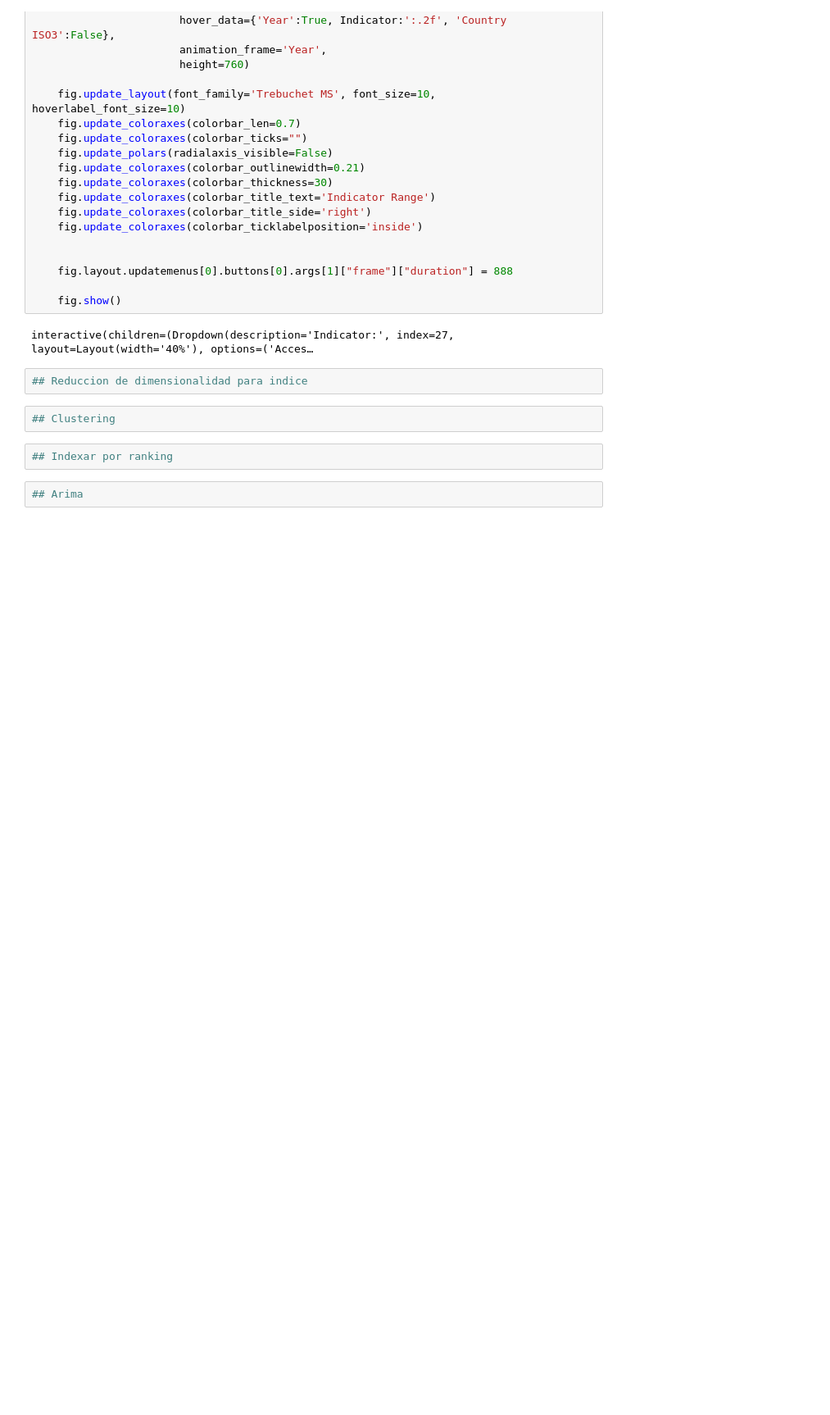
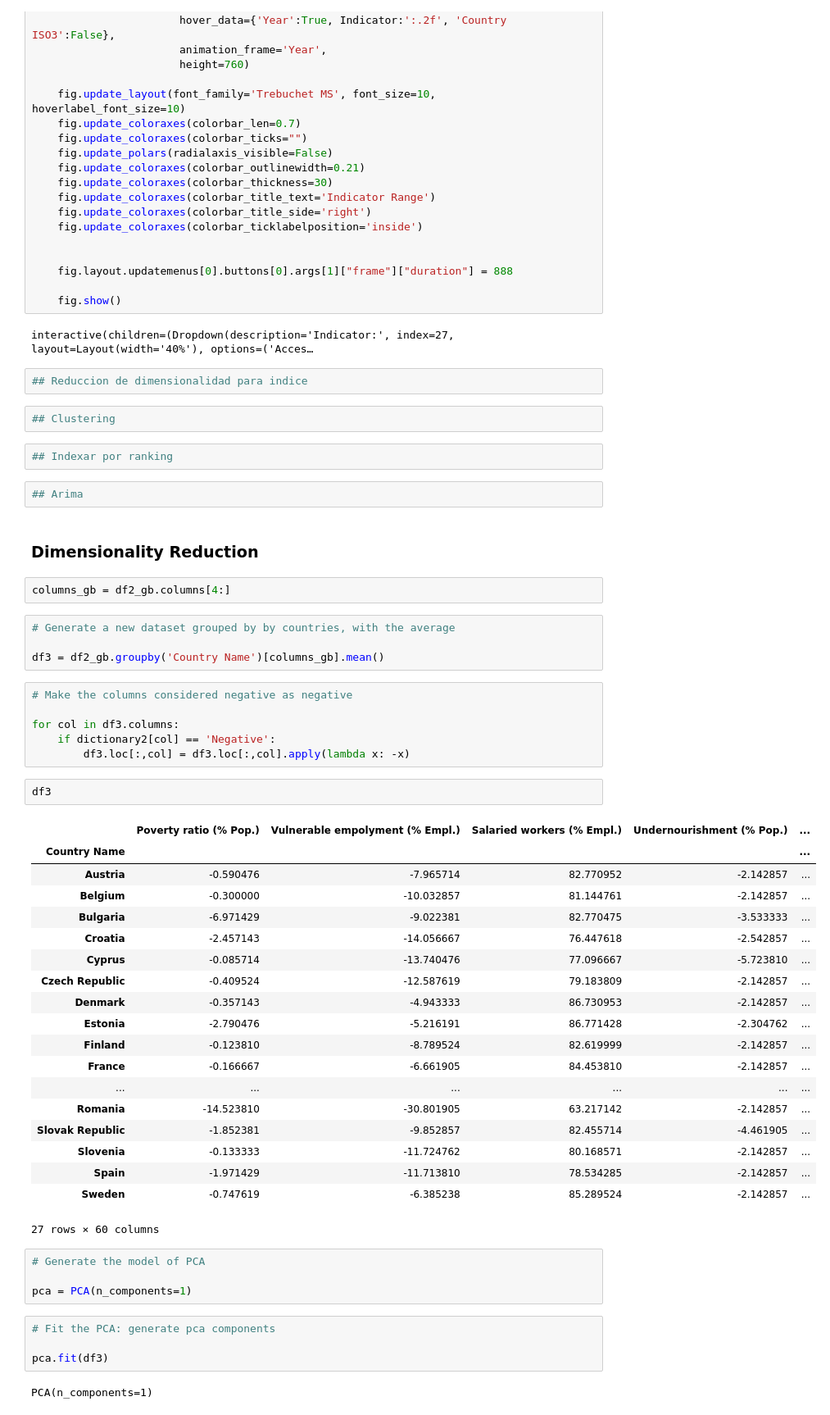
Before and after one commit to carazaagu/HumanitarianData-EU, a Jupyter notebook: Project.ipynb, the cells around one changed output. Shown: that part at 82% size. Drawn from its saved outputs; the diff is of its cells as text; blank space fills up the shorter version.

```diff
--- a/Project.ipynb
+++ b/Project.ipynb
@@ -1460,3 +1460,49 @@ interactive(children=(Dropdown(description='Indicator:', index=27, layout=Layout
 ## Indexar por ranking
 # %%
 ## Arima
+# %% [markdown]
+### Dimensionality Reduction
+# %%
+columns_gb = df2_gb.columns[4:]
+# %%
+# Generate a new dataset grouped by by countries, with the average
+
+df3 = df2_gb.groupby('Country Name')[columns_gb].mean()
+# %%
+# Make the columns considered negative as negative
+
+for col in df3.columns:
+    if dictionary2[col] == 'Negative':
+        df3.loc[:,col] = df3.loc[:,col].apply(lambda x: -x)
+# %%
+df3
+# %% [output]
+|  | Poverty ratio (% Pop.) | Vulnerable empolyment (% Empl.) | Salaried workers (% Empl.) | Undernourishment (% Pop.) | ... |
+| Country Name |  |  |  |  | ... |
+| Austria | -0.590476 | -7.965714 | 82.770952 | -2.142857 | ... |
+| Belgium | -0.300000 | -10.032857 | 81.144761 | -2.142857 | ... |
+| Bulgaria | -6.971429 | -9.022381 | 82.770475 | -3.533333 | ... |
+| Croatia | -2.457143 | -14.056667 | 76.447618 | -2.542857 | ... |
+| Cyprus | -0.085714 | -13.740476 | 77.096667 | -5.723810 | ... |
+| Czech Republic | -0.409524 | -12.587619 | 79.183809 | -2.142857 | ... |
+| Denmark | -0.357143 | -4.943333 | 86.730953 | -2.142857 | ... |
+| Estonia | -2.790476 | -5.216191 | 86.771428 | -2.304762 | ... |
+| Finland | -0.123810 | -8.789524 | 82.619999 | -2.142857 | ... |
+| France | -0.166667 | -6.661905 | 84.453810 | -2.142857 | ... |
+| ... | ... | ... | ... | ... | ... |
+| Romania | -14.523810 | -30.801905 | 63.217142 | -2.142857 | ... |
+| Slovak Republic | -1.852381 | -9.852857 | 82.455714 | -4.461905 | ... |
+| Slovenia | -0.133333 | -11.724762 | 80.168571 | -2.142857 | ... |
+| Spain | -1.971429 | -11.713810 | 78.534285 | -2.142857 | ... |
+| Sweden | -0.747619 | -6.385238 | 85.289524 | -2.142857 | ... |
+27 rows × 60 columns
+# %%
+# Generate the model of PCA
+
+pca = PCA(n_components=1)
+# %%
+# Fit the PCA: generate pca components
+
+pca.fit(df3)
+# %% [output]
+PCA(n_components=1)
```
Also changed, not shown: parts of 18 cells of this notebook, 2 other files.
